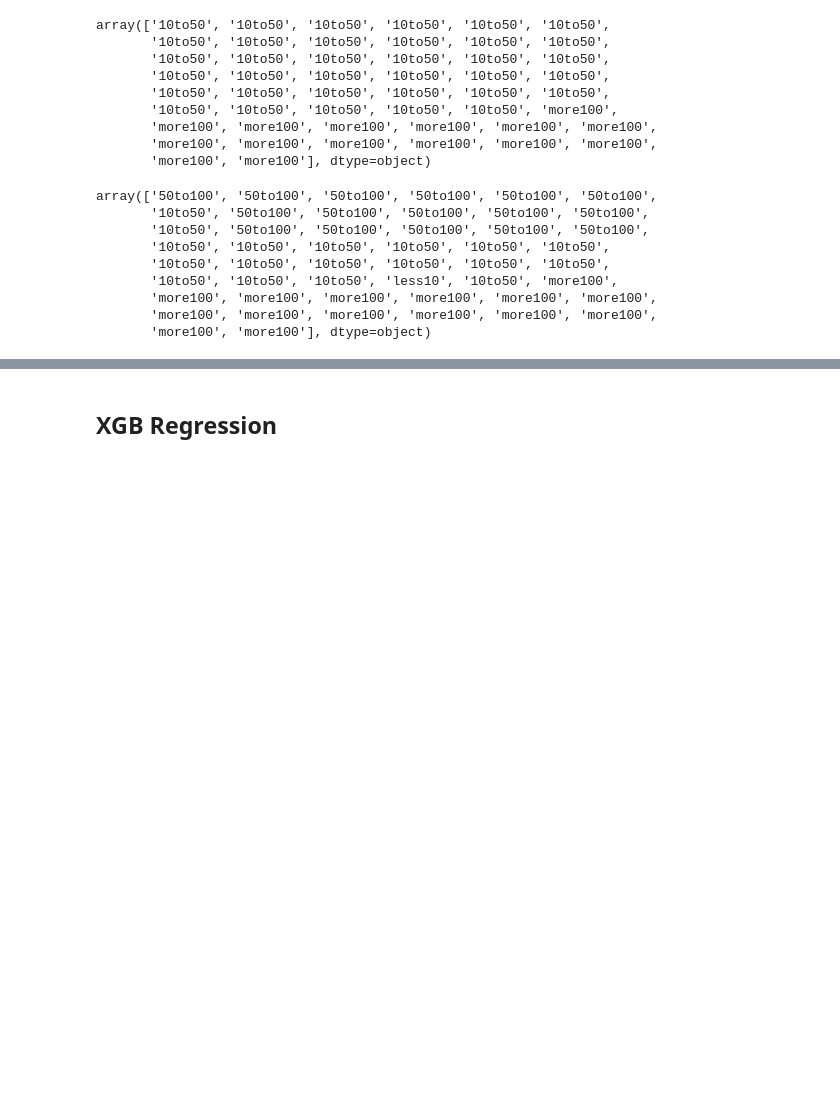
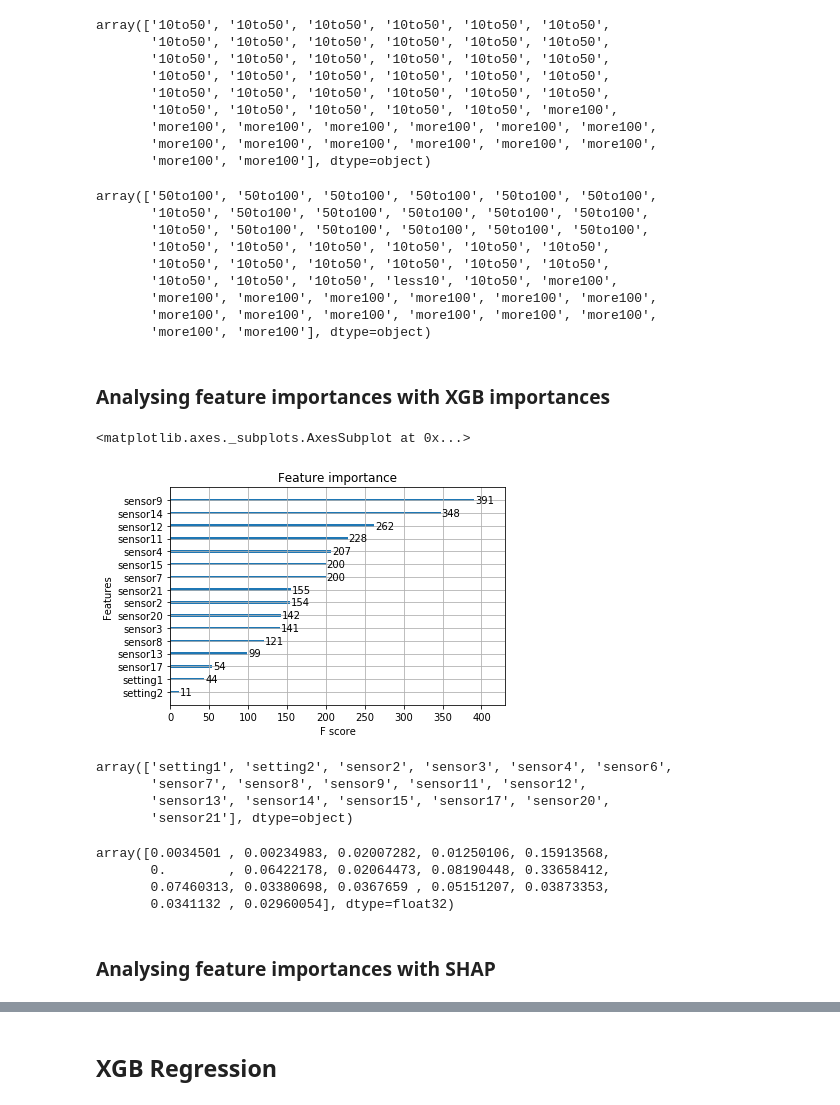
Before and after one commit to TsarSPb/Haustiere, a Jupyter notebook: CMAPSS/CMAPS.ipynb, the cells around one changed output, grey strips where cells are left out. Cells and saved outputs as stored; diff of their text form; code cells hidden in the pictures; blank space fills up the shorter version.

```diff
--- a/CMAPSS/CMAPS.ipynb
+++ b/CMAPSS/CMAPS.ipynb
@@ -1147,3 +1280,26 @@ array(['50to100', '50to100', '50to100', '50to100', '50to100', '50to100',
        'more100', 'more100', 'more100', 'more100', 'more100', 'more100',
        'more100', 'more100', 'more100', 'more100', 'more100', 'more100',
        'more100', 'more100'], dtype=object)
+# %% [markdown]
+### Analysing feature importances with XGB importances
+# %%
+plot_importance(xgb)
+# %% [output]
+<matplotlib.axes._subplots.AxesSubplot at 0x...>
+[figure, added]
+# %%
+data_test.columns.values
+# %% [output]
+array(['setting1', 'setting2', 'sensor2', 'sensor3', 'sensor4', 'sensor6',
+       'sensor7', 'sensor8', 'sensor9', 'sensor11', 'sensor12',
+       'sensor13', 'sensor14', 'sensor15', 'sensor17', 'sensor20',
+       'sensor21'], dtype=object)
+# %%
+xgb.feature_importances_
+# %% [output]
+array([0.0034501 , 0.00234983, 0.02007282, 0.01250106, 0.15913568,
+       0.        , 0.06422178, 0.02064473, 0.08190448, 0.33658412,
+       0.07460313, 0.03380698, 0.0367659 , 0.05151207, 0.03873353,
+       0.0341132 , 0.02960054], dtype=float32)
+# %% [markdown]
+### Analysing feature importances with SHAP
```
Also changed, not shown: parts of 61 cells of this notebook, 1 other file.
